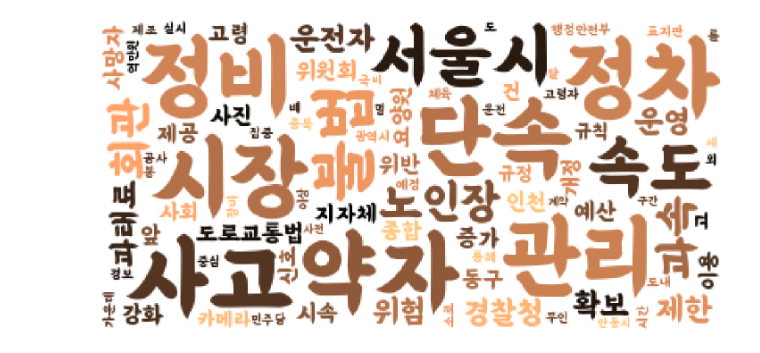
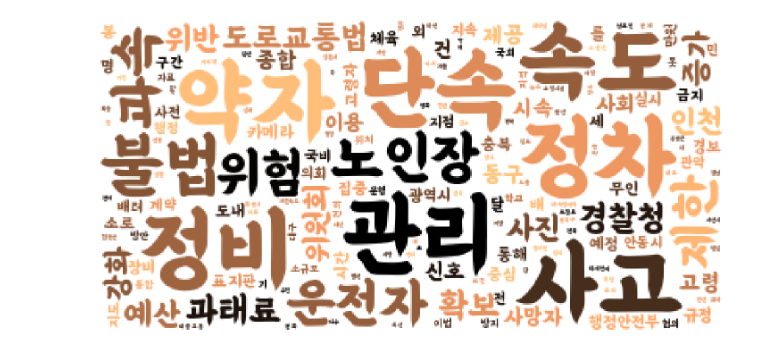
Before and after one commit to y7y1h13/StatisticsAnal, a Jupyter notebook: newPan/프로젝트/크롤링(불용어, 긍정, 부정).ipynb, the cells around one changed output. Saved outputs shown, nothing was run; the diff lists cells and outputs as text; code cells hidden in the pictures.

```diff
--- a/newPan/프로젝트/크롤링(불용어, 긍정, 부정).ipynb
+++ b/newPan/프로젝트/크롤링(불용어, 긍정, 부정).ipynb
@@ -296,3 +278,22 @@ for i in stopwords:
+# %%
+#부정어사전 추가
+p = pd.read_csv('data2/pos_pol_word.csv',sep='\n')
+pos = []
+for i in p['0']:
+    pos.append(i)
+
+#불용리스트 만들기
+stopwords = ['보호','구역','노인','어린이','등','교통','곳','지정','안전','사업','일','시설','위해','및','년','장애인','위','경로당','설치','주변',
+            '교통사고','보행자','보행','환경','도로','시','유치원','이번','중','조례','복지','차량','올해','애인','개','개소','억','관내',
+            '의원','전국','발생','추가','이','물','월','원','확대','내','현재','광주','리','지역','최근','대전','것','지난해','초등학교','관','인구',
+            '존','완료','대한','투입','공단','기자','대해','지난','마을','로','수','총','시행','조성','추진','공원','경찰정','경찰','충남',
+            '회','또','군','신규','계획','안','광주시','시스템','생활','활동','중구','어르신','윤','실버','서울시회관','경우','통행','기준','어린이집',
+            '진행','구','경기도','만','윤','복지관','아산시','대책','기관','인근','행사','점검','부과','지원','대폭','도시','억원','횡단보도','전통','도',
+            '서울시','시장','회관','운영','가운데','민주당','공사','제조','요양원','개정','이상','규칙','고','지자체','앞','억만원','운전']
+
+#불용어사전 추가
+for i in stopwords:
+    pos.append(i)
 # %%
 #분리
 def get_tags(text, ntags=50):
@@ -307,10 +308,10 @@ def get_tags(text, ntags=50):
             del words[i]
     return words
 # %%
-rtags = get_tags(rtext, ntags=200)
+rtags = get_tags(rtext, ntags=300)
 # print(rtags)
 Wordcloud(rtags,'노인보호구역')
 # %% [output]
-[figure, old version]
+[figure, new version]
 # %%
 a = {'a':1,'b':2}
```
Also changed, not shown: parts of 5 cells of this notebook, 3 other files.
